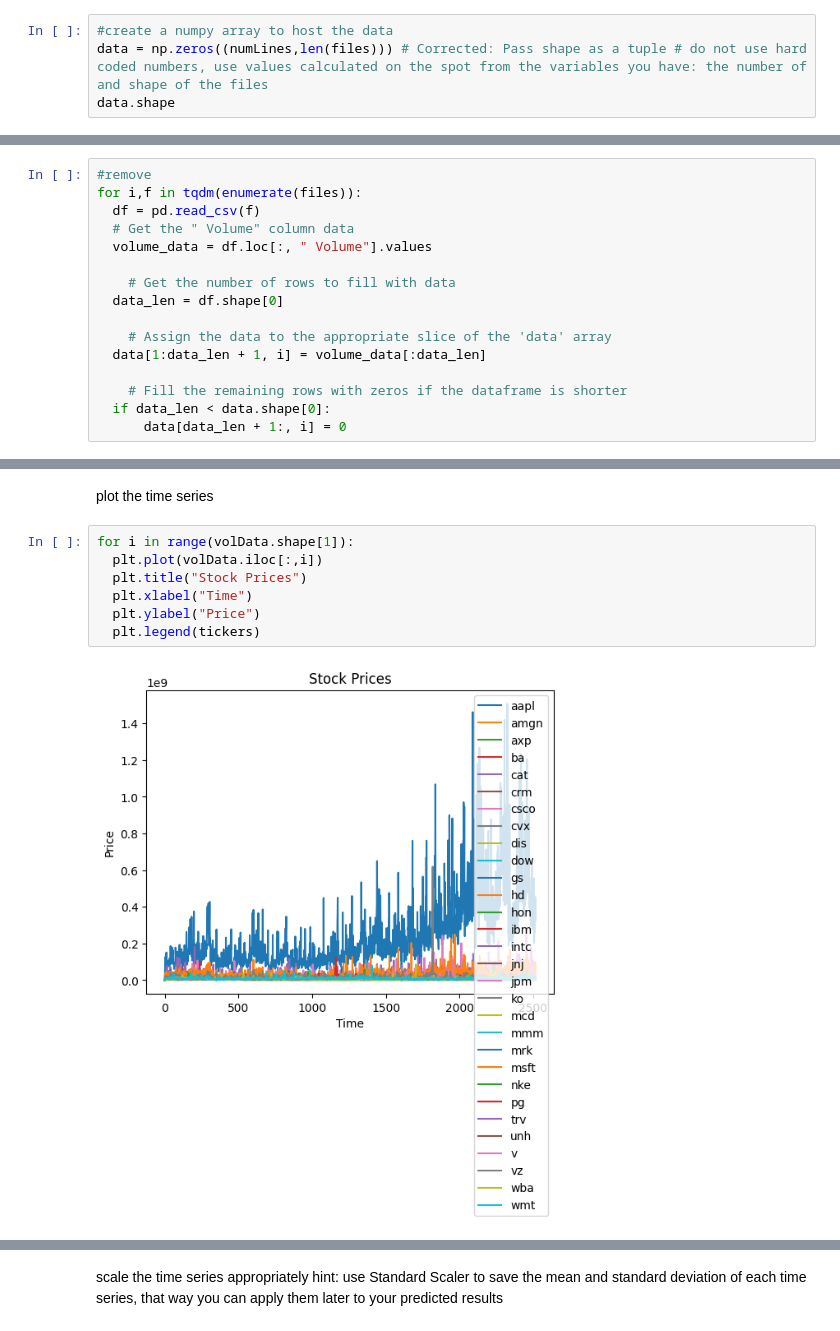
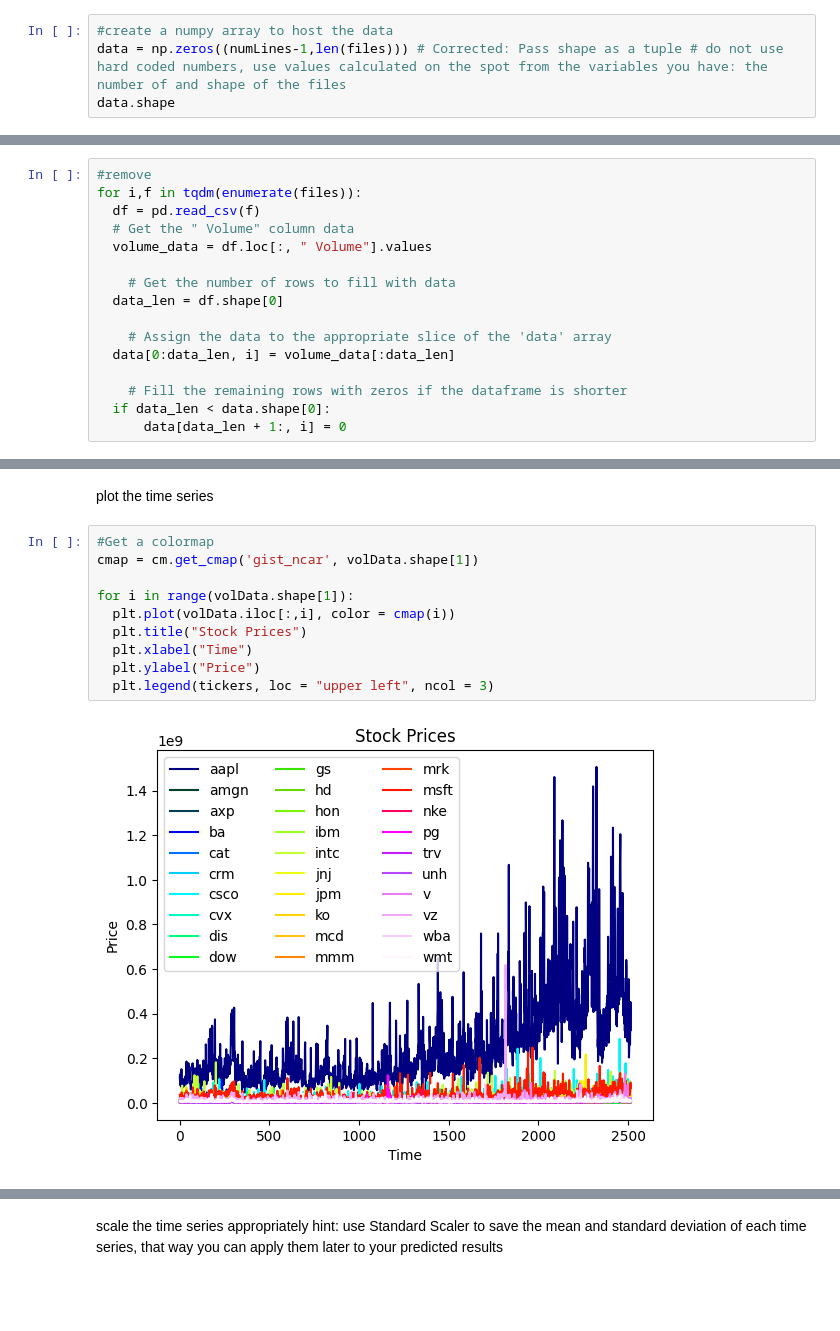
Before and after one commit to Legacy560/MLTSA25_RWolynetz, a Jupyter notebook: HW7/autoencoder_time_series_instructions_MLTSA25_RWolynetz.ipynb, the cells around one changed output, grey strips where cells are left out. Saved outputs shown, nothing was run; the diff lists cells and outputs as text; blank space fills up the shorter version.

```diff
--- a/HW7/autoencoder_time_series_instructions_MLTSA25_RWolynetz.ipynb
+++ b/HW7/autoencoder_time_series_instructions_MLTSA25_RWolynetz.ipynb
@@ -174,6 +182,6 @@ numLines
 2517
 # %%
 #create a numpy array to host the data
-data = np.zeros((numLines,len(files))) # Corrected: Pass shape as a tuple # do not use hard coded numbers, use values calculated on the spot from the variables you have: the number of and shape of the files
+data = np.zeros((numLines-1,len(files))) # Corrected: Pass shape as a tuple # do not use hard coded numbers, use values calculated on the spot from the variables you have: the number of and shape of the files
 data.shape
 # %% [output]
@@ -215,7 +223,7 @@ for i,f in tqdm(enumerate(files)):
   data_len = df.shape[0]
 
     # Assign the data to the appropriate slice of the 'data' array
-  data[1:data_len + 1, i] = volume_data[:data_len]
+  data[0:data_len, i] = volume_data[:data_len]
 
     # Fill the remaining rows with zeros if the dataframe is shorter
   if data_len < data.shape[0]:
@@ -251,11 +259,14 @@ volData.head()
 # %% [markdown]
 plot the time series
 # %%
+#Get a colormap
+cmap = cm.get_cmap('gist_ncar', volData.shape[1])
+
 for i in range(volData.shape[1]):
-  plt.plot(volData.iloc[:,i])
+  plt.plot(volData.iloc[:,i], color = cmap(i))
   plt.title("Stock Prices")
   plt.xlabel("Time")
   plt.ylabel("Price")
-  plt.legend(tickers)
+  plt.legend(tickers, loc = "upper left", ncol = 3)
 # %% [output]
-[figure, old version]
+[figure, new version]
```
Also changed, not shown: parts of 12 cells of this notebook.
